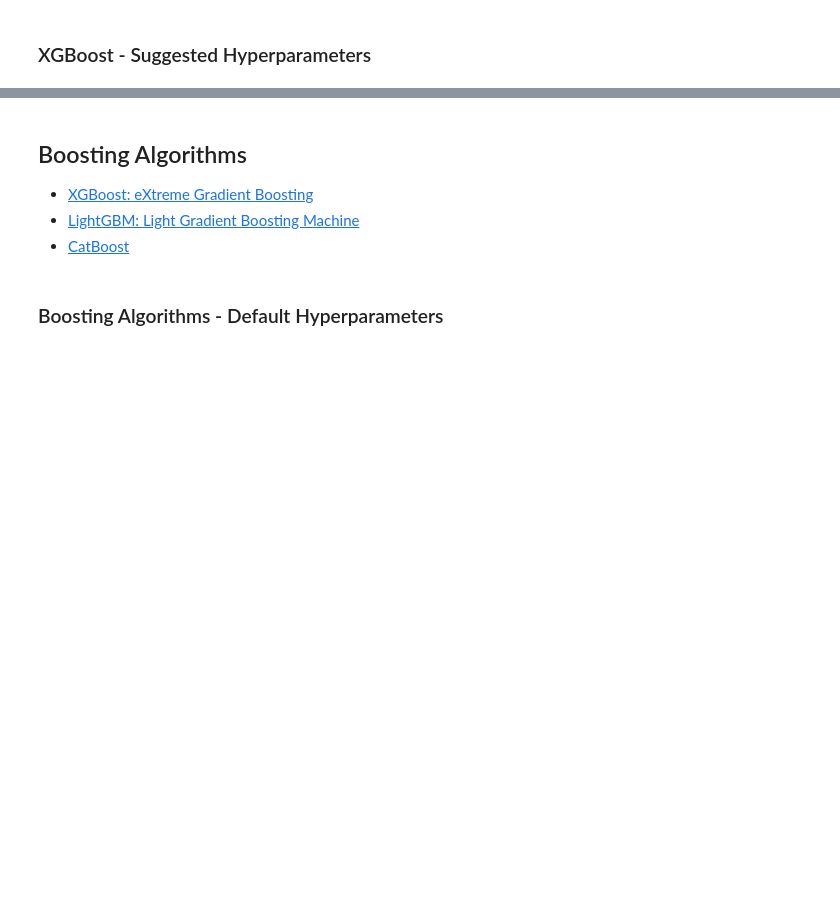
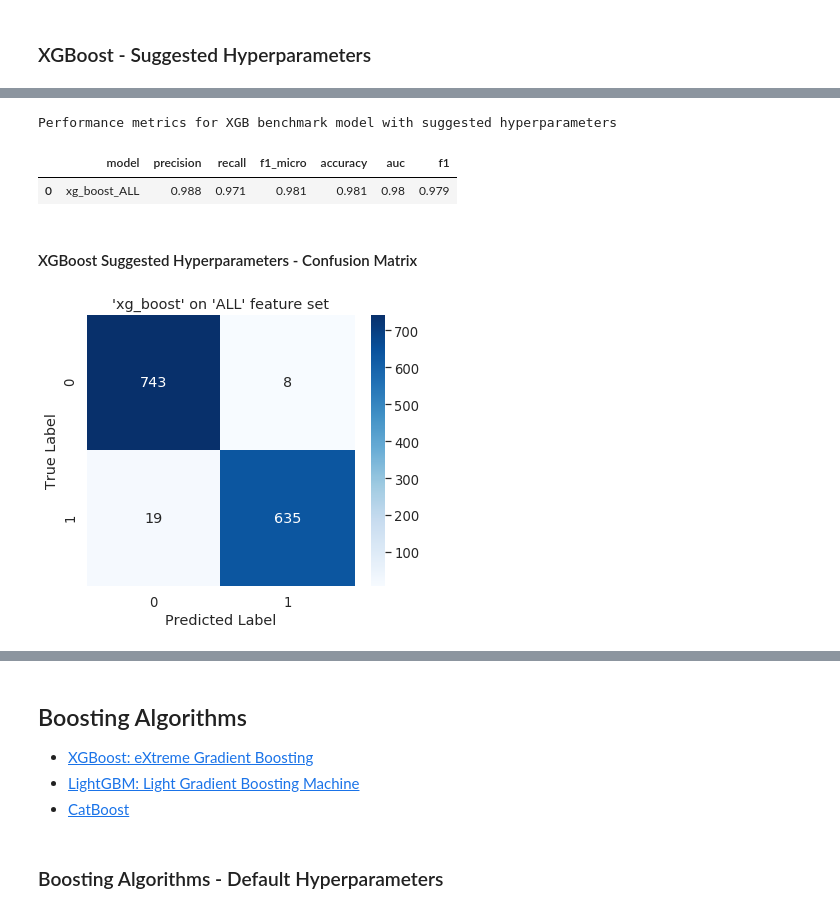
Before and after one commit to achmand/aml-crypto-graph, a Jupyter notebook: src/1.1_experiment_results.ipynb, the cells around one changed output, grey strips where cells are left out. Saved outputs shown, nothing was run; the diff lists cells and outputs as text; code cells hidden in the pictures; blank space fills up the shorter version.

```diff
--- a/src/1.1_experiment_results.ipynb
+++ b/src/1.1_experiment_results.ipynb
@@ -21,10 +21,14 @@ from cryptoaml.metrics import (
 )
 
 ###### constants ##########################################################
-N_features          = 15 # for feature importance N top/bottom
-EXP_RESULT_PATH     = "persistence/experiment_1.1/results"
-BENCHMARK_RESULTS   = "{}/{}".format(EXP_RESULT_PATH, "benchmark_model_results.pkl")
-DEFAULT_RESULTS     = "{}/{}".format(EXP_RESULT_PATH, "defaults_models_results.pkl")
+N_features              = 15 # for feature importance N top/bottom
+EXP_RESULT_PATH         = "persistence/experiment_1.1/results"
+
+BENCHMARK_RESULTS       = "{}/{}".format(EXP_RESULT_PATH, "benchmark_model_results.pkl")
+BENCHMARK_XGB_RESULTS   = "{}/{}".format(EXP_RESULT_PATH, "benchmark_xgb_model_results.pkl")
+
+DEFAULT_RESULTS         = "{}/{}".format(EXP_RESULT_PATH, "defaults_models_results.pkl")
+TUNED_RESULTS           = "{}/{}".format(EXP_RESULT_PATH, "tuned_models_results.pkl")
 # %% [markdown]
 <a id='benchmark'></a>
 ## Benchmark Models
@@ -82,2 +120,4 @@ print_model_params(benchmark_results)
 # %% [markdown]
 ### XGBoost - Suggested Hyperparameters
+# %%
+benchmark_xgb_results = read_pickle(BENCHMARK_XGB_RESULTS)
@@ -83,0 +143,14 @@ print_model_params(benchmark_results)
+# %%
+print("Performance metrics for XGB benchmark model with suggested hyperparameters")
+benchmark_xgb_metrics_df = results_table(benchmark_xgb_results)
+display(benchmark_xgb_metrics_df)
+# %% [output]
+Performance metrics for XGB benchmark model with suggested hyperparameters
+|  | model | precision | recall | f1_micro | accuracy | auc | f1 |
+| 0 | xg_boost_ALL | 0.988 | 0.971 | 0.981 | 0.981 | 0.98 | 0.979 |
+# %% [markdown]
+####  XGBoost Suggested Hyperparameters  - Confusion Matrix
+# %%
+plot_result_matrices(benchmark_xgb_results, figsize=(6,5))
+# %% [output]
+[figure, added]
```
Also changed, not shown: parts of 28 cells of this notebook, 6 other files.
